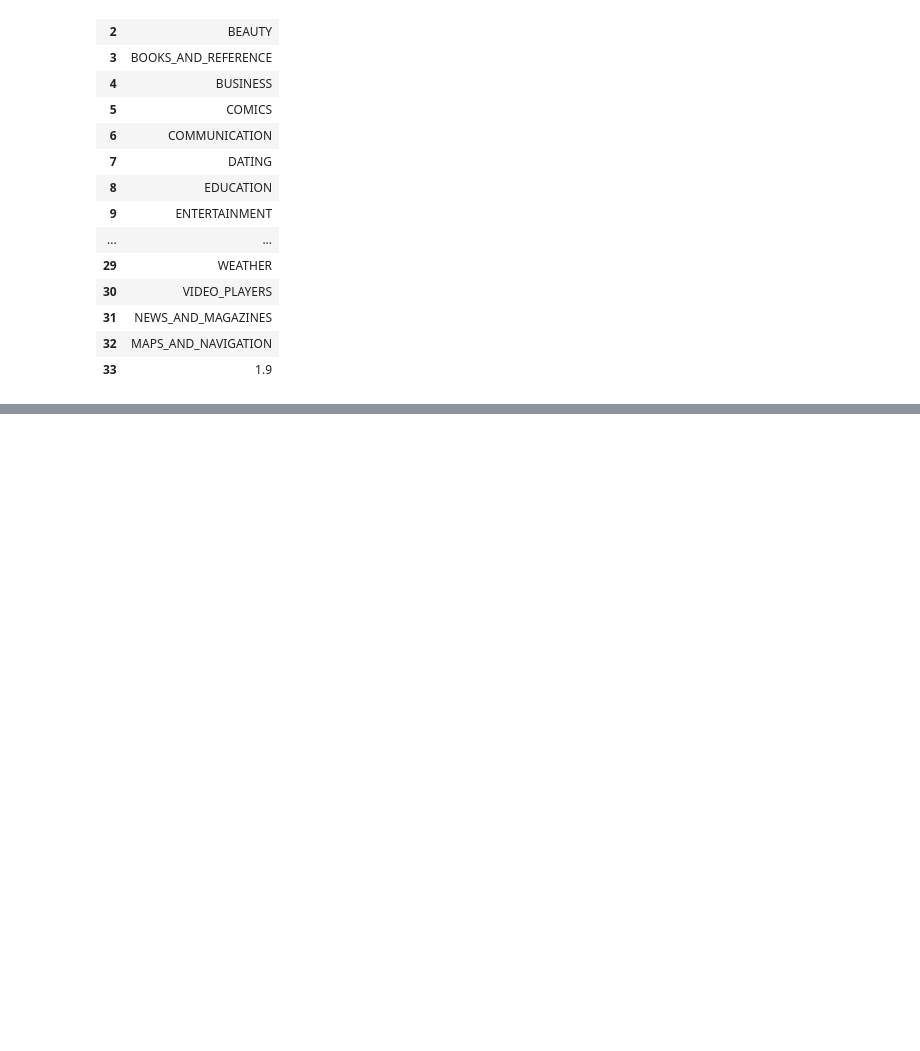
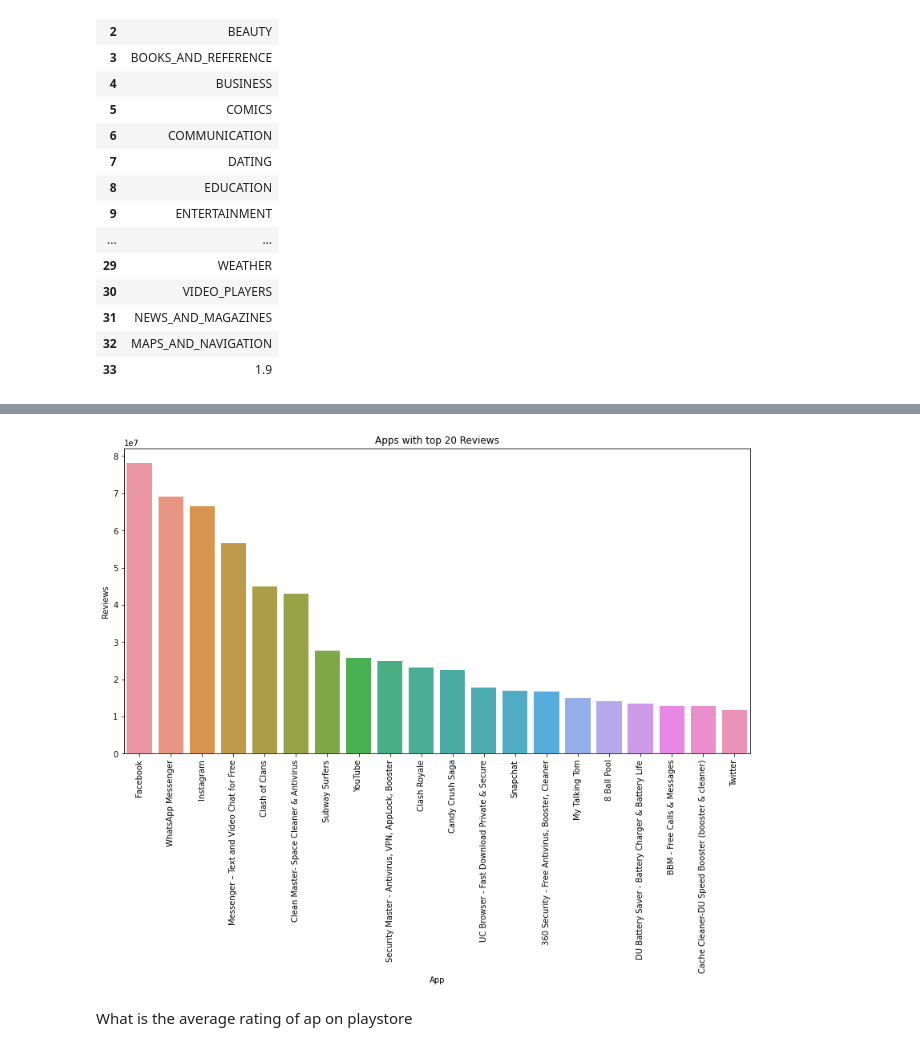
Before and after one commit to sonika-07/Play_Store_App_Review_Analysis, a Jupyter notebook: Playstore_App_Review_Analysis_Capston_Project.ipynb, the cells around one changed output, grey strips where cells are left out. Saved outputs shown, nothing was run; the diff lists cells and outputs as text; code cells hidden in the pictures; blank space fills up the shorter version.

```diff
--- a/Playstore_App_Review_Analysis_Capston_Project.ipynb
+++ b/Playstore_App_Review_Analysis_Capston_Project.ipynb
@@ -173,0 +567,3 @@ Name: Category, dtype: int64
+# %%
+app_reviews=df[['App','Reviews']].sort_values('Reviews',ascending=False).reset_index(drop=True).head(20)
+app_reviews
@@ -173,0 +588,12 @@ Name: Category, dtype: int64
+# %%
+plt.figure(figsize=(14,7))
+plt.xlabel('App')
+plt.ylabel('Number of Reviews')
+plt.title('Apps with top 20 Reviews')
+plt.xticks(rotation=90)
+sns.barplot(app_reviews.App,app_reviews.Reviews)
+plt.show()
+# %% [output]
+[figure, added]
+# %% [markdown]
+What is the average rating of ap on playstore
```
Also changed, not shown: parts of 67 cells of this notebook.
